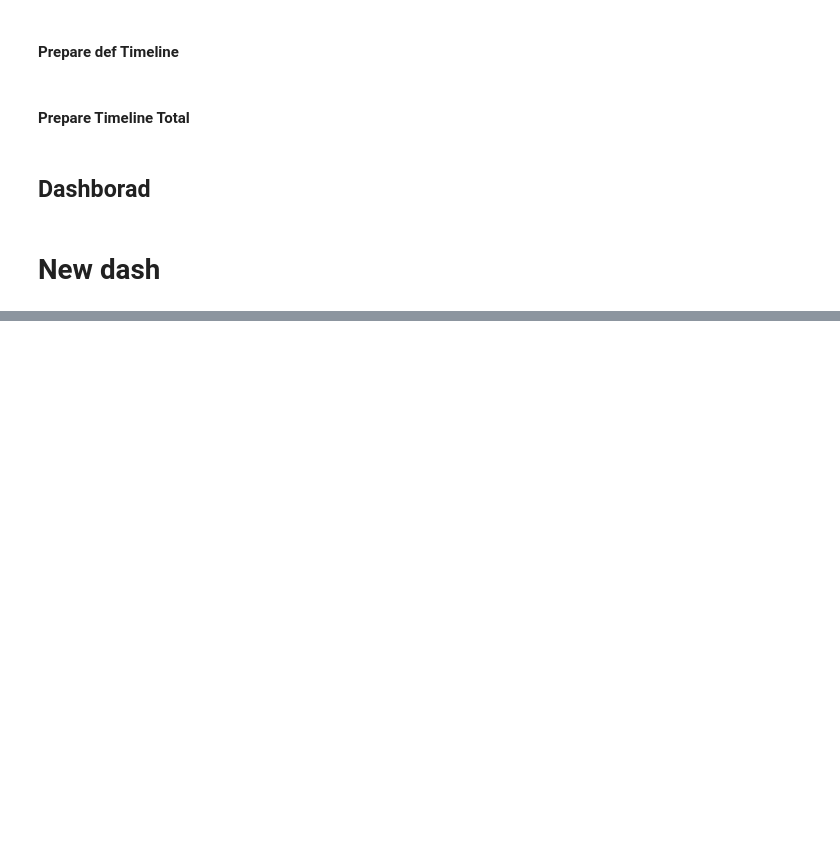
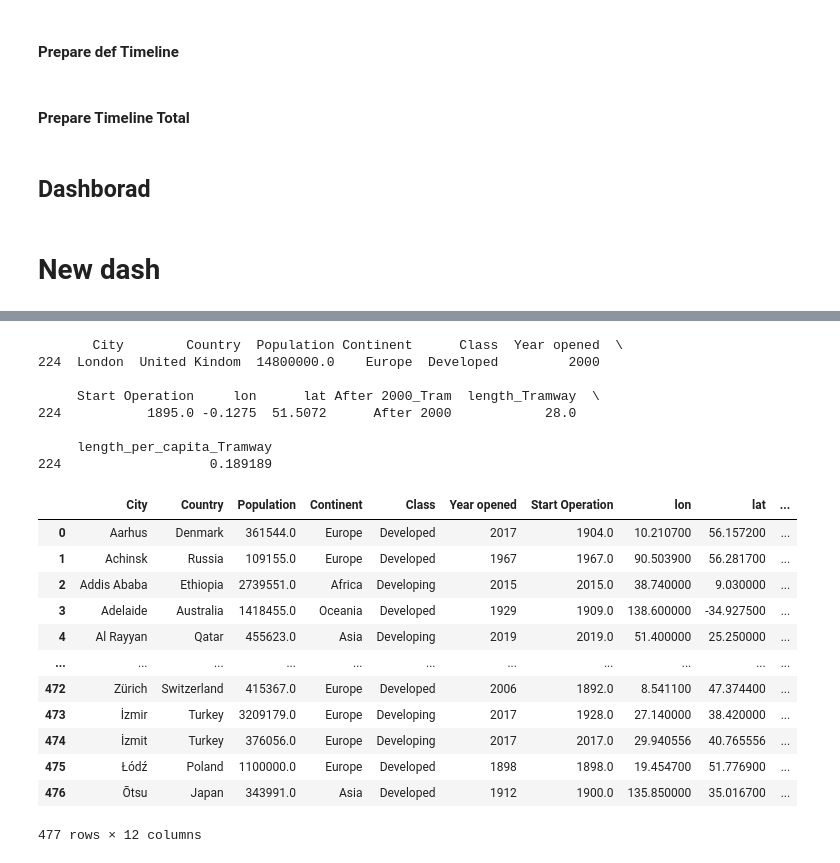
Before and after one commit to mttaherpoor/Transit-Dashboard, a Jupyter notebook: src/Transport app.ipynb, the cells around one changed output, grey strips where cells are left out. Saved outputs shown, nothing was run; the diff lists cells and outputs as text; code cells hidden in the pictures; blank space fills up the shorter version.

```diff
--- a/src/Transport app.ipynb
+++ b/src/Transport app.ipynb
@@ -56,17 +53,15 @@ df_Metro["After 2000_Metro"]=df_Metro["After 2000_Metro"].apply(lambda x:"After
 # %% [markdown]
 ### Prepare df of cities
 # %%
-df_Current["Population"] = df_Current["Population"].replace({',': '', '\xa0': ''}, regex=True).astype(float)
-
 #city_Tramway
 
-tram_cols=["City","Country", "Population","Continent","Developing","Year opened","Start Operation","lan","lat","After 2000_Tram"]
+tram_cols=["City","Country", "Population","Continent","Class","Year opened","Start Operation","lon","lat","After 2000_Tram"]
 city_Tramway = df_Current.groupby(tram_cols)["length (km)"].sum().reset_index()
 city_Tramway.rename(columns={"length (km)":"length_Tramway"},inplace=True)
 city_Tramway["length_per_capita_Tramway"] = city_Tramway["length_Tramway"] / city_Tramway["Population"] * 100000
 
 #df_metro
-metro_cols=["City","Country", "Population","Continent","Service opened","lan","lat","Developing","After 2000_Metro"]
+metro_cols=["City","Country", "Population","Continent","Service opened","lon","lat","Class","After 2000_Metro"]
 df_Metro["Population"] = df_Metro["Population"].replace({',': '', '\xa0': ''}, regex=True).astype(float)
 city_metro = df_Metro.groupby(metro_cols)["length(km)"].sum().reset_index()
 city_metro.rename(columns={"length(km)":"length_Metro"},inplace=True)
@@ -74,7 +69,7 @@ city_metro["length_per_capita_Metro"] = city_metro["length_Metro"] / city_metro[
 
 
 
-df_city=city_Tramway.merge(city_metro, how="outer",on=["City","Country","Population","Continent","lat","lan","Developing"])
+df_city=city_Tramway.merge(city_metro, how="outer",on=["City","Country","Population","Continent","lat","lon","Class"])
 df_city["length_per_capita"]=df_city["length_per_capita_Tramway"].fillna(0)+df_city["length_per_capita_Metro"].fillna(0)
 df_city["length"]=df_city["length_Tramway"].fillna(0)+df_city["length_Metro"].fillna(0)
 
@@ -1138 +1142,26 @@ Dash app running on http://127.0.0.1:4050/
 [interactive output not drawn]
+# %%
+print(city_Tramway[city_Tramway.City=="London"])
+city_Tramway
+# %% [output]
+       City        Country  Population Continent      Class  Year opened  \
+224  London  United Kindom  14800000.0    Europe  Developed         2000
+
+     Start Operation     lon      lat After 2000_Tram  length_Tramway  \
+224           1895.0 -0.1275  51.5072      After 2000            28.0
+
+     length_per_capita_Tramway
+224                   0.189189
+|  | City | Country | Population | Continent | Class | Year opened | Start Operation | lon | lat | ... |
+| 0 | Aarhus | Denmark | 361544.0 | Europe | Developed | 2017 | 1904.0 | 10.210700 | 56.157200 | ... |
+| 1 | Achinsk | Russia | 109155.0 | Europe | Developed | 1967 | 1967.0 | 90.503900 | 56.281700 | ... |
+| 2 | Addis Ababa | Ethiopia | 2739551.0 | Africa | Developing | 2015 | 2015.0 | 38.740000 | 9.030000 | ... |
+| 3 | Adelaide | Australia | 1418455.0 | Oceania | Developed | 1929 | 1909.0 | 138.600000 | -34.927500 | ... |
+| 4 | Al Rayyan | Qatar | 455623.0 | Asia | Developing | 2019 | 2019.0 | 51.400000 | 25.250000 | ... |
+| ... | ... | ... | ... | ... | ... | ... | ... | ... | ... | ... |
+| 472 | Zürich | Switzerland | 415367.0 | Europe | Developed | 2006 | 1892.0 | 8.541100 | 47.374400 | ... |
+| 473 | İzmir | Turkey | 3209179.0 | Europe | Developing | 2017 | 1928.0 | 27.140000 | 38.420000 | ... |
+| 474 | İzmit | Turkey | 376056.0 | Europe | Developing | 2017 | 2017.0 | 29.940556 | 40.765556 | ... |
+| 475 | Łódź | Poland | 1100000.0 | Europe | Developed | 1898 | 1898.0 | 19.454700 | 51.776900 | ... |
+| 476 | Ōtsu | Japan | 343991.0 | Asia | Developed | 1912 | 1900.0 | 135.850000 | 35.016700 | ... |
+477 rows × 12 columns
```
Also changed, not shown: parts of 4 cells of this notebook, 3 other files.
